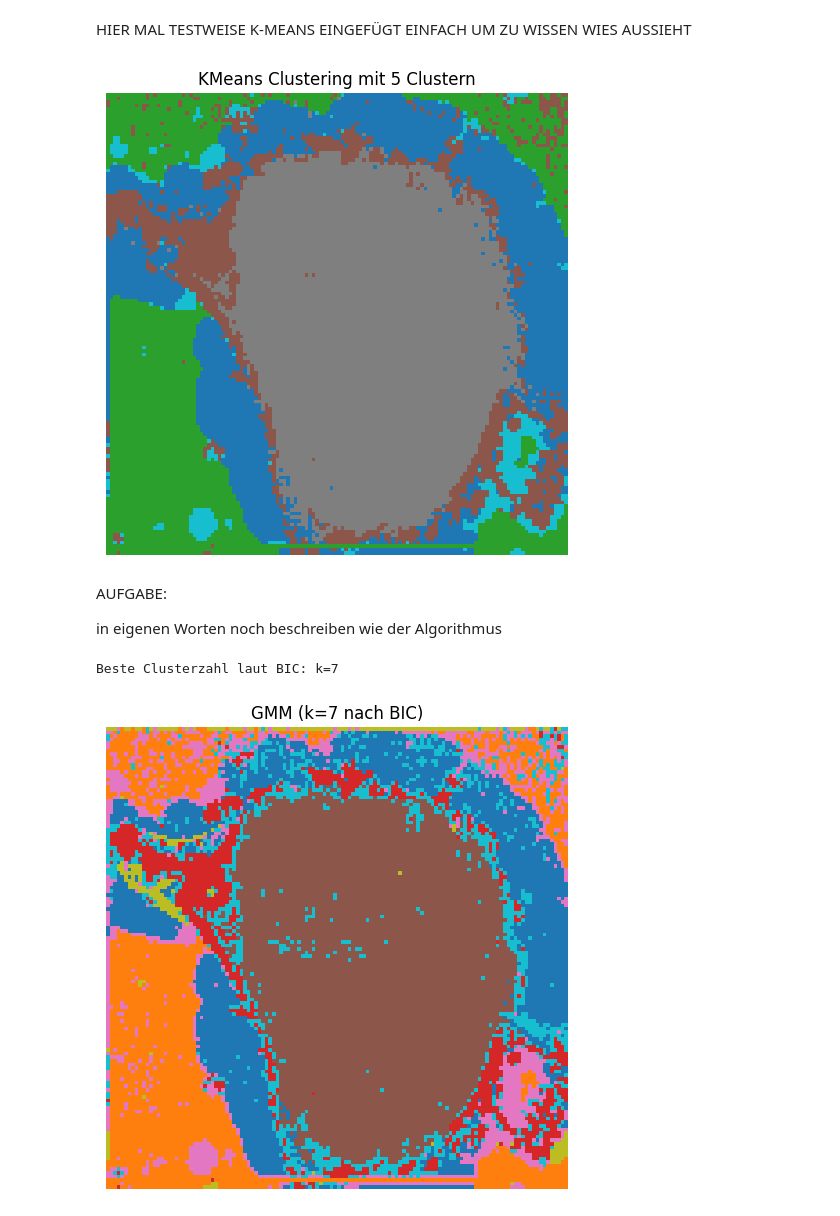
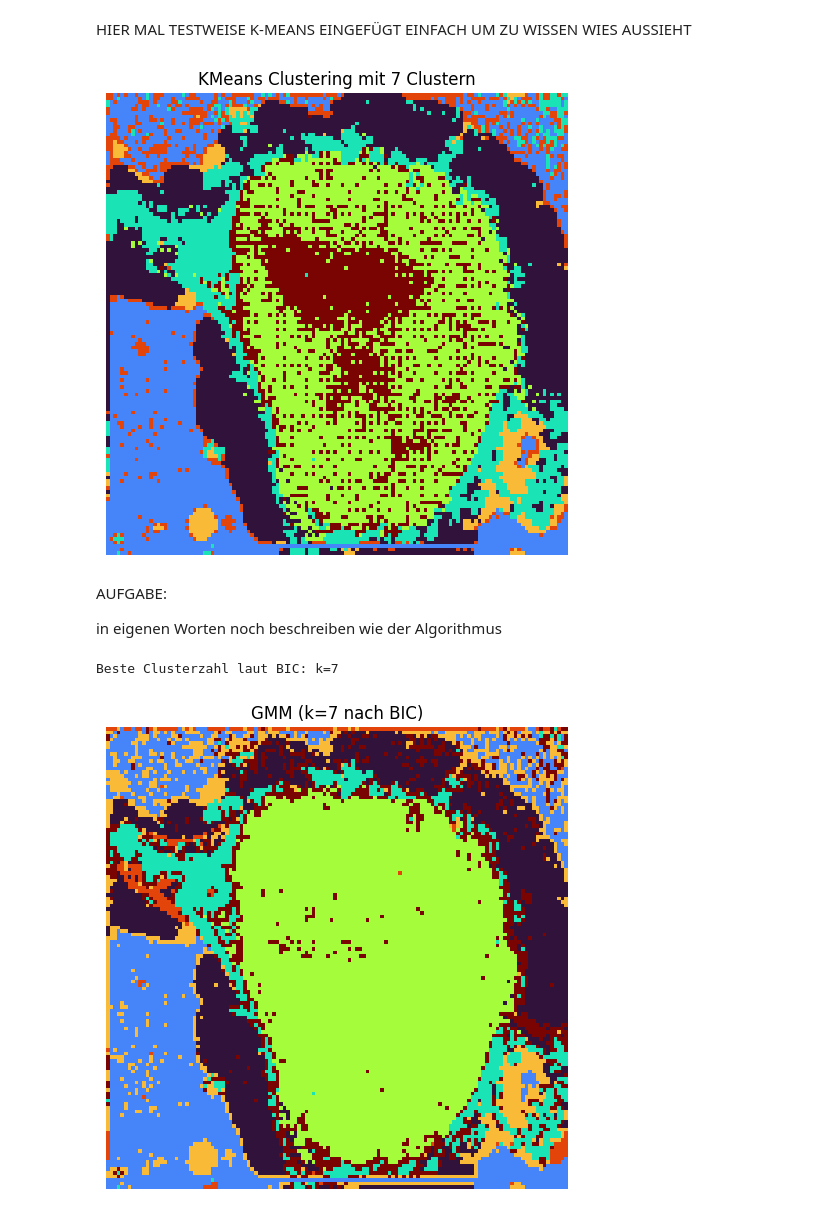
Before and after one commit to janphr03/MassSpectrometryImaging, a Jupyter notebook: Main.ipynb, the cells around one changed output. Drawn from its saved outputs; the diff is of its cells as text; code cells hidden in the pictures.

Commit message:
Farben bei den Plots angepasst von Blues --> turbo

```diff
--- a/Main.ipynb
+++ b/Main.ipynb
@@ -46,7 +46,7 @@ for i, ch in enumerate(channels_to_plot, 1):
     plt.subplot(1, len(channels_to_plot), i)
 
     # Zeige den jeweiligen Kanal als 2D-Bild
-    plt.imshow(ims_cube[:, :, ch], cmap='Blues')
+    plt.imshow(ims_cube[:, :, ch], cmap='turbo')
     plt.title(f"Kanal {ch}")  # Beschrifte das Teilbild
     plt.axis('off')           # Achsen ausblenden für saubere Darstellung
 
@@ -245,30 +245,30 @@ HIER MAL TESTWEISE K-MEANS EINGEFÜGT EINFACH UM ZU WISSEN WIES AUSSIEHT
 # %%
 # Clustering – unüberwachtes Lernen auf den MSI-Daten
 # Ziel: Ähnliche Pixel anhand ihres Spektrums gruppieren (z. B. Gewebearten)
 
 
 
 # --- Schritt 1: Datenreduktion für Clustering ---
 # PCA auf z.B. 10 Dimensionen reduzieren (damit KMeans stabiler wird)
 spectral_matrix_reduced = spectral_matrix_pca
 
 # --- Schritt 2: KMeans Clustering ---
-n_clusters = 5 # Beispiel: 5 Gewebetypen / Regionen
+n_clusters = 7 # Beispiel: 7 Gewebetypen / Regionen
 kmeans = KMeans(n_clusters=n_clusters, random_state=42)
 cluster_labels = kmeans.fit_predict(spectral_matrix_reduced)
 
 # --- Schritt 3: Zurück in räumliche Form bringen ---
 height, width = ims_cube.shape[:2]
 cluster_image = cluster_labels.reshape(height, width)
 
 # --- Schritt 4: Ergebnis visualisieren ---
 plt.figure(figsize=(6, 6))
-plt.imshow(cluster_image, cmap='tab10')
+plt.imshow(cluster_image, cmap='turbo')
 plt.title(f"KMeans Clustering mit {n_clusters} Clustern")
 plt.axis('off')
 plt.show()
 # %% [output]
-[figure, old version]
+[figure, new version]
 # %% [markdown]
 AUFGABE:
 
@@ -294,9 +294,9 @@ print(f"Beste Clusterzahl laut BIC: k={ks[best]}")
 
 height, width = ims_cube.shape[:2]
 plt.figure(figsize=(6,6))
-plt.imshow(labels.reshape(height, width), cmap="tab10")
+plt.imshow(labels.reshape(height, width), cmap="turbo")
 plt.title(f"GMM (k={ks[best]} nach BIC)")
 plt.axis('off'); plt.show()
 # %% [output]
 Beste Clusterzahl laut BIC: k=7
-[figure, old version]
+[figure, new version]
```
Also changed, not shown: parts of 2 cells of this notebook.
